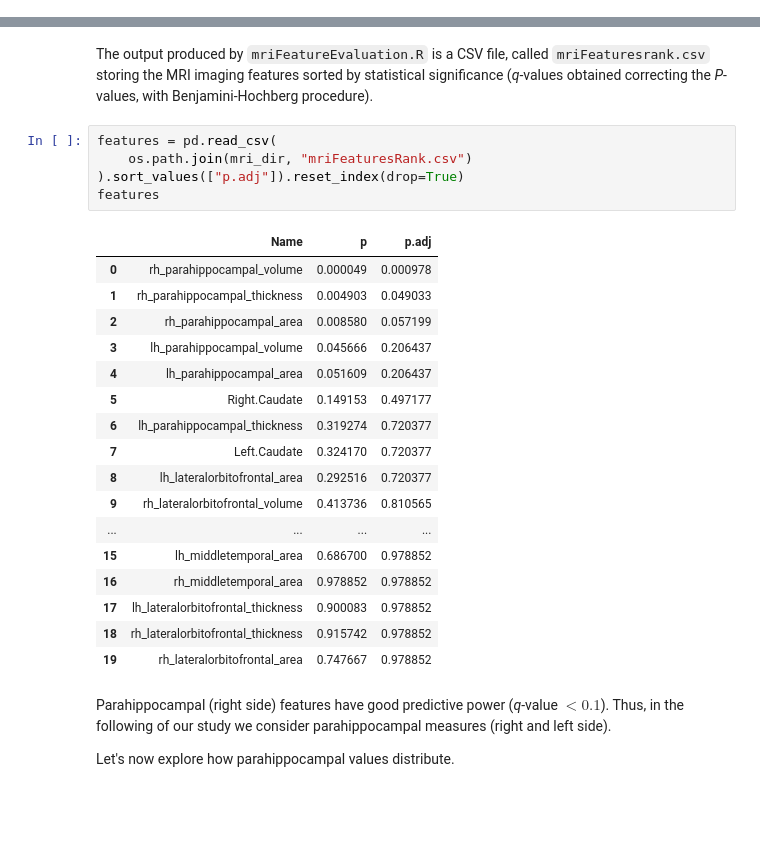
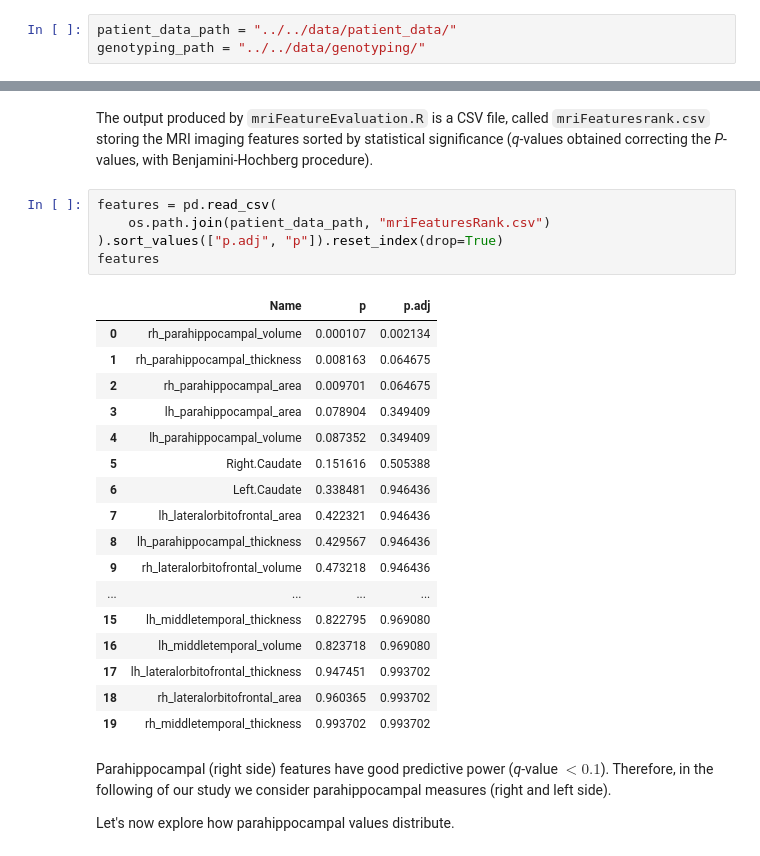
Before and after one commit to InfOmics/MUVIG, a Jupyter notebook: src/1-Preprocessing/4-mri_preprocessing.ipynb, the cells around one changed output, grey strips where cells are left out. Drawn from its saved outputs; the diff is of its cells as text; blank space fills up the shorter version.

````diff
--- a/src/1-Preprocessing/4-mri_preprocessing.ipynb
+++ b/src/1-Preprocessing/4-mri_preprocessing.ipynb
@@ -27,3 +25,6 @@ mri_dir = "../../data/imaging/MRI/"
+# %%
+patient_data_path = "../../data/patient_data/"
+genotyping_path = "../../data/genotyping/"
 # %% [markdown]
 ## Selecting MRI features
 # %% [markdown]
@@ -227,29 +209,29 @@ The following object is masked from ‘package:tibble’:
 The output produced by ```mriFeatureEvaluation.R``` is a CSV file, called ```mriFeaturesrank.csv``` storing the MRI imaging features sorted by statistical significance (*q*-values obtained correcting the *P*-values, with Benjamini-Hochberg procedure).
 # %%
 features = pd.read_csv(
-    os.path.join(mri_dir, "mriFeaturesRank.csv")
-).sort_values(["p.adj"]).reset_index(drop=True)
+    os.path.join(patient_data_path, "mriFeaturesRank.csv")
+).sort_values(["p.adj", "p"]).reset_index(drop=True)
 features
 # %% [output]
 |  | Name | p | p.adj |
-| 0 | rh_parahippocampal_volume | 0.000049 | 0.000978 |
-| 1 | rh_parahippocampal_thickness | 0.004903 | 0.049033 |
-| 2 | rh_parahippocampal_area | 0.008580 | 0.057199 |
-| 3 | lh_parahippocampal_volume | 0.045666 | 0.206437 |
-| 4 | lh_parahippocampal_area | 0.051609 | 0.206437 |
-| 5 | Right.Caudate | 0.149153 | 0.497177 |
-| 6 | lh_parahippocampal_thickness | 0.319274 | 0.720377 |
-| 7 | Left.Caudate | 0.324170 | 0.720377 |
-| 8 | lh_lateralorbitofrontal_area | 0.292516 | 0.720377 |
-| 9 | rh_lateralorbitofrontal_volume | 0.413736 | 0.810565 |
+| 0 | rh_parahippocampal_volume | 0.000107 | 0.002134 |
+| 1 | rh_parahippocampal_thickness | 0.008163 | 0.064675 |
+| 2 | rh_parahippocampal_area | 0.009701 | 0.064675 |
+| 3 | lh_parahippocampal_area | 0.078904 | 0.349409 |
+| 4 | lh_parahippocampal_volume | 0.087352 | 0.349409 |
+| 5 | Right.Caudate | 0.151616 | 0.505388 |
+| 6 | Left.Caudate | 0.338481 | 0.946436 |
+| 7 | lh_lateralorbitofrontal_area | 0.422321 | 0.946436 |
+| 8 | lh_parahippocampal_thickness | 0.429567 | 0.946436 |
+| 9 | rh_lateralorbitofrontal_volume | 0.473218 | 0.946436 |
 | ... | ... | ... | ... |
-| 15 | lh_middletemporal_area | 0.686700 | 0.978852 |
-| 16 | rh_middletemporal_area | 0.978852 | 0.978852 |
-| 17 | lh_lateralorbitofrontal_thickness | 0.900083 | 0.978852 |
-| 18 | rh_lateralorbitofrontal_thickness | 0.915742 | 0.978852 |
-| 19 | rh_lateralorbitofrontal_area | 0.747667 | 0.978852 |
+| 15 | lh_middletemporal_thickness | 0.822795 | 0.969080 |
+| 16 | lh_middletemporal_volume | 0.823718 | 0.969080 |
+| 17 | lh_lateralorbitofrontal_thickness | 0.947451 | 0.993702 |
+| 18 | rh_lateralorbitofrontal_area | 0.960365 | 0.993702 |
+| 19 | rh_middletemporal_thickness | 0.993702 | 0.993702 |
 # %% [markdown]
-Parahippocampal (right side) features have good predictive power (*q*-value $< 0.1$). Thus, in the following of our study we consider parahippocampal measures (right and left side).
+Parahippocampal (right side) features have good predictive power (*q*-value $< 0.1$). Therefore, in the following of our study we consider parahippocampal measures (right and left side).
 
 Let's now explore how parahippocampal values distribute.
 # %%
````
Also changed, not shown: parts of 43 cells of this notebook.
